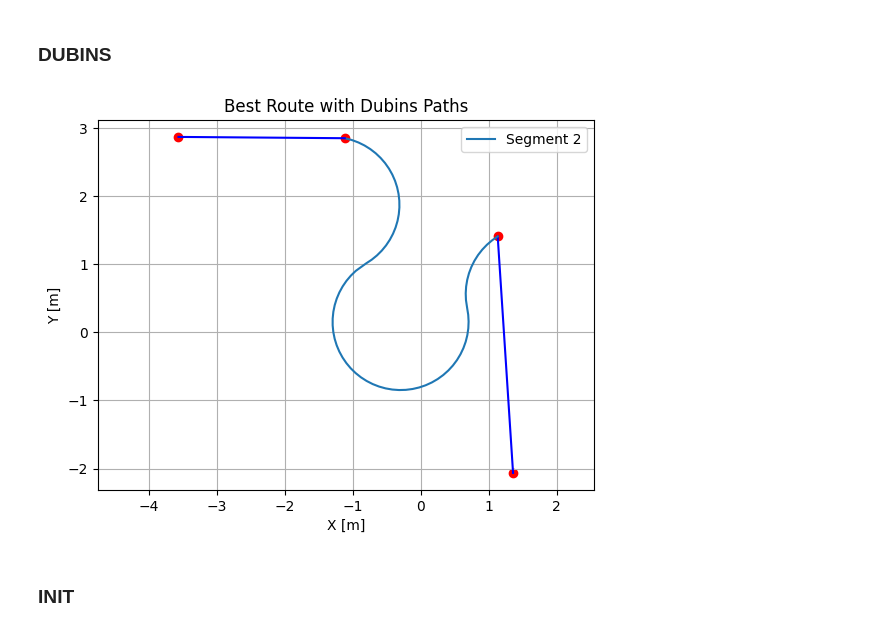
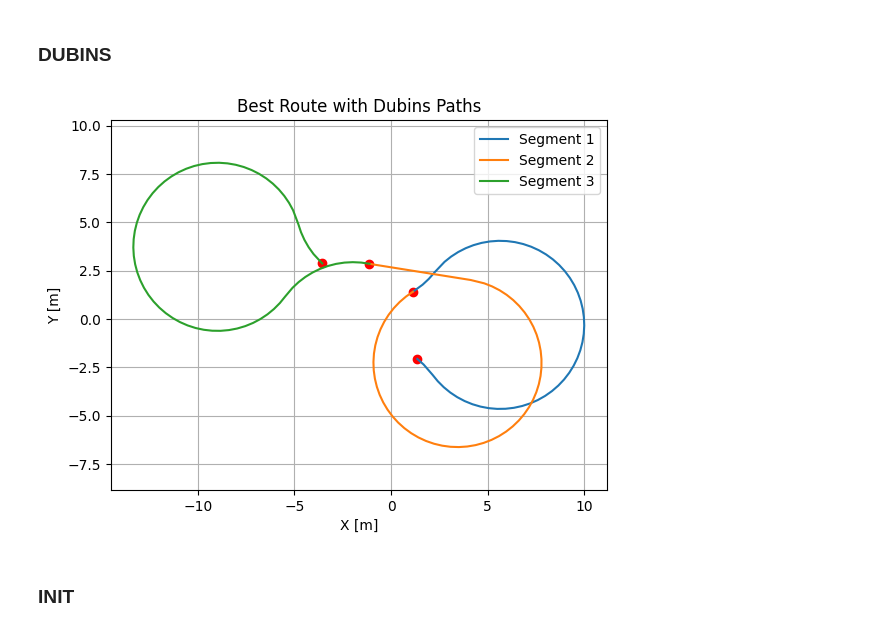
Before and after one commit to analucia-odp/projeto-final-rob-tica, a Jupyter notebook: dubins.ipynb, the cells around one changed output. Drawn from its saved outputs; the diff is of its cells as text; code cells hidden in the pictures.

```diff
--- a/dubins.ipynb
+++ b/dubins.ipynb
@@ -128,9 +43,9 @@ def dubins_tsp(points, min_turn_radius):
     orientations = np.zeros(n)
     dubins_points = np.hstack((points, orientations.reshape(-1, 1)))
 
-    for i in range(n):
-        v1 = points[(i - 1) % n] - points[i]
-        v2 = points[(i + 1) % n] - points[i]
+    for i in etsp_order:
+        v1 = etsp_order[(i - 1) % n] - etsp_order[i]
+        v2 = etsp_order[(i + 1) % n] - etsp_order[i]
         orientation = np.arctan2(v1[1] + v2[1], v1[0] + v2[0])
         dubins_points[i, 2] = orientation
 
@@ -494,11 +409,11 @@ def _generate_local_course(lengths, modes, max_curvature, step_size):
 # end_y = -2.5  # [m]
 # end_yaw = np.deg2rad(-45.0)  # [rad]
 # %%
-curvature = 1.0
+curvature = 0.23
 
 plt.figure()
 for i in range(len(dubins_points)-1):
-    if (i+1) % 2 == 0:
+    # if (i+1) % 2 == 0:
         s_x, s_y, s_yaw = dubins_points[i]
         e_x, e_y, e_yaw = dubins_points[i + 1]
 
@@ -509,36 +424,36 @@ for i in range(len(dubins_points)-1):
                                                                 e_y,
                                                                 e_yaw,
                                                                 curvature)
         plt.plot(path_x, path_y, label=f"Segment {i+1}")
-    else:
-        plt.plot([dubins_points[i, 0], dubins_points[i + 1, 0]], [dubins_points[i, 1], dubins_points[i + 1, 1]], 'g-')
+    # else:
+    #     plt.plot([dubins_points[i, 0], dubins_points[i + 1, 0]], [dubins_points[i, 1], dubins_points[i + 1, 1]], 'g-')
 plt.scatter([p[0] for p in dubins_points], [p[1] for p in dubins_points], color='red')
 plt.xlabel('X [m]')
 plt.ylabel('Y [m]')
 plt.title('Best Route with Dubins Paths')
 plt.legend()
 plt.grid(True)
 plt.axis("equal")
 plt.show()
 
 # path_x, path_y, path_yaw, mode, lengths = plan_dubins_path(start_x,
 #                                                             start_y,
 #                                                             start_yaw,
 #                                                             end_x,
 #                                                             end_y,
 #                                                             end_yaw,
 #                                                             curvature)
 
 
 # plt.plot(path_x, path_y, label="".join(mode))
 # plot_arrow(start_x, start_y, start_yaw)
 # plot_arrow(end_x, end_y, end_yaw)
 # plt.legend()
 # plt.grid(True)
 # plt.axis("equal")
 # plt.show()
 # %% [output]
-[figure, old version]
+[figure, new version]
 # %% [markdown]
 ### INIT
 # %%
```
Also changed, not shown: parts of 7 cells of this notebook, 7 other files.
